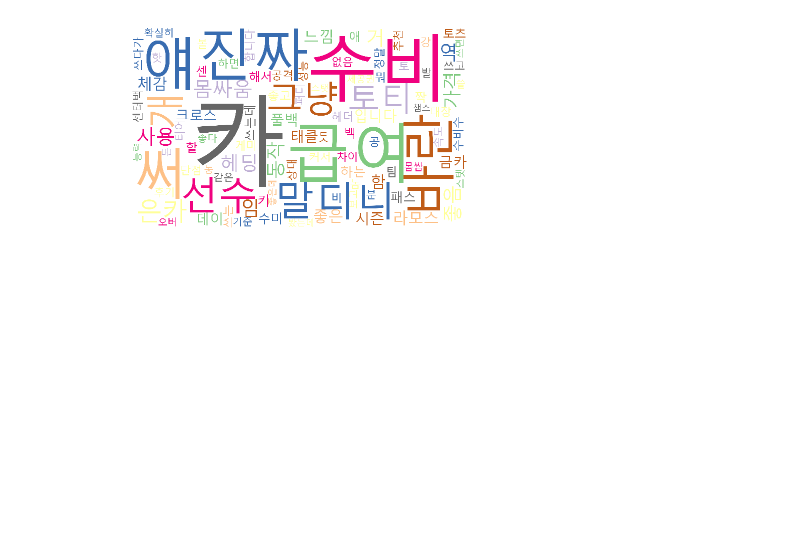
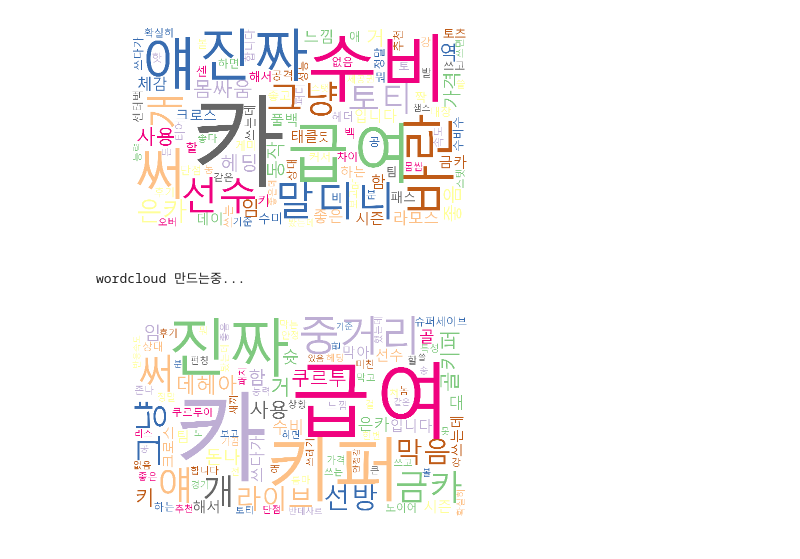
Before and after one commit to gkrqls7633/FIFA_inven_analysis, a Jupyter notebook: fifa_wordcloud.ipynb, the cells around one changed output. Drawn from its saved outputs; the diff is of its cells as text; code cells hidden in the pictures; blank space fills up the shorter version.

```diff
--- a/fifa_wordcloud.ipynb
+++ b/fifa_wordcloud.ipynb
@@ -94,6 +94,7 @@ extracted_df = pd.read_csv('data/extracted_df.csv', encoding='cp949')
 FW_df = extracted_df[extracted_df['position'] == 'FW']
 MF_df = extracted_df[extracted_df['position'] == 'MF']
 DF_df = extracted_df[extracted_df['position'] == 'DF']
+GK_df = extracted_df[extracted_df['position'] == 'GK']
 # %%
 #특수문자 제거
 
@@ -197,3 +198,8 @@ make_wordcloud(make_comment_list(DF_df))
 # %% [output]
 wordcloud 만드는중...
 [figure]
+# %%
+make_wordcloud(make_comment_list(GK_df))
+# %% [output]
+wordcloud 만드는중...
+[figure, added]
```
